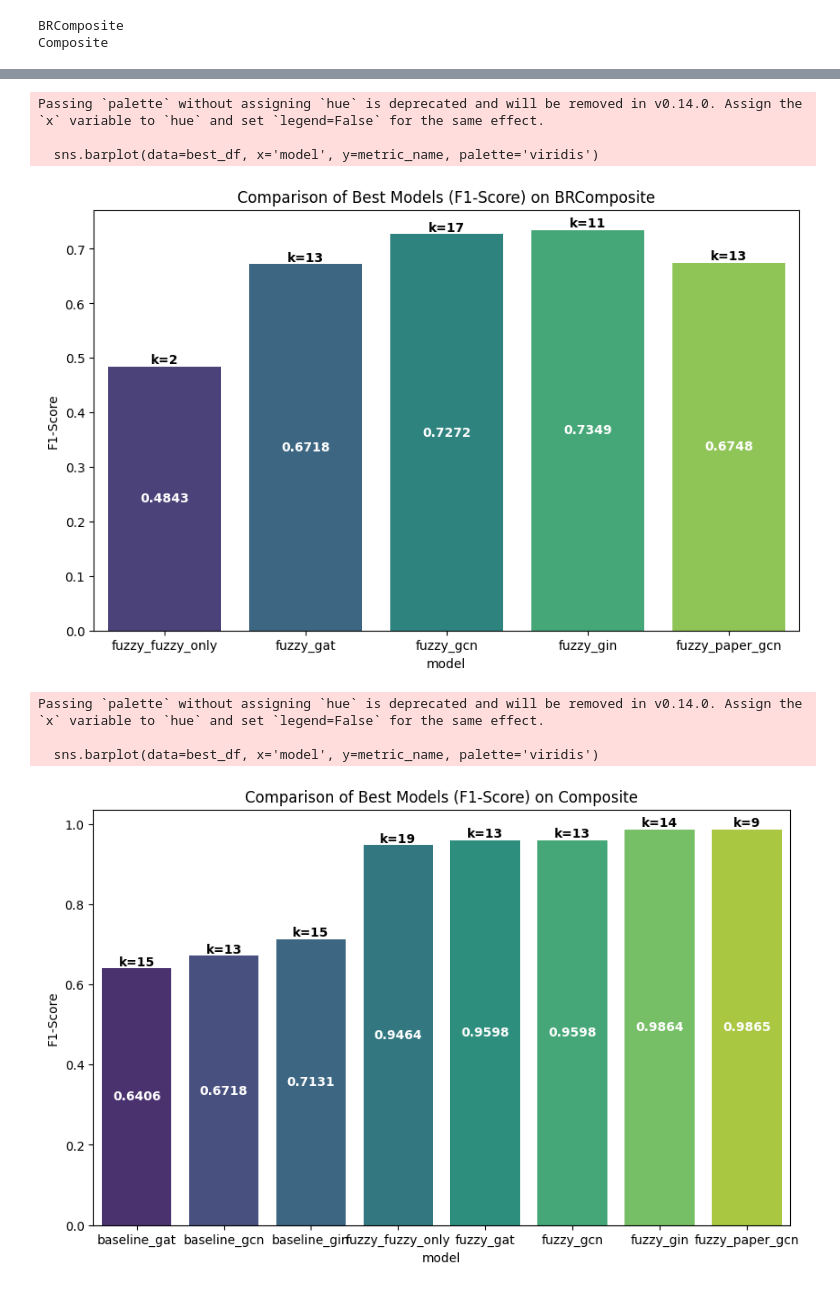
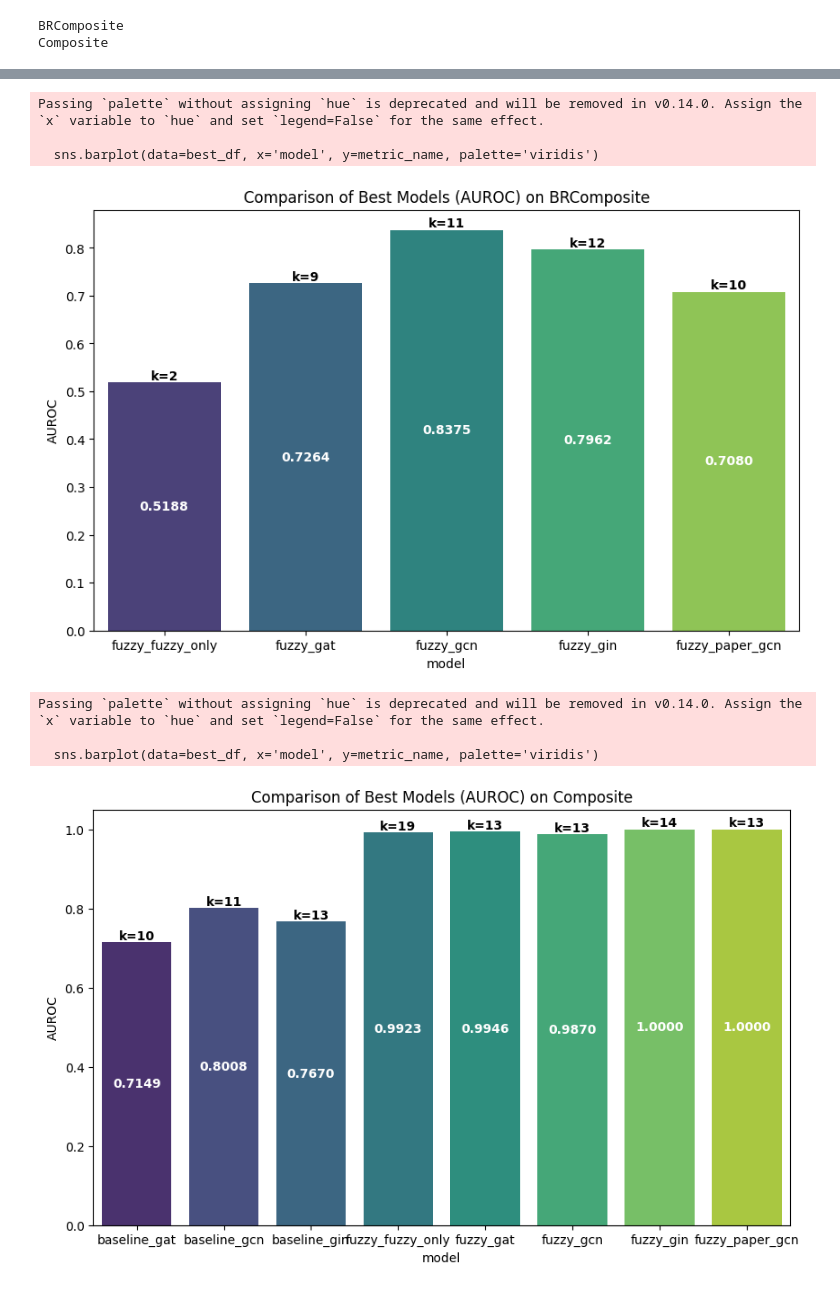
Before and after one commit to Xiaoxuan-Yu-ty/FireGNN, a Jupyter notebook: AD/visulize_metrics.ipynb, the cells around one changed output, grey strips where cells are left out. Saved outputs shown, nothing was run; the diff lists cells and outputs as text; code cells hidden in the pictures.

```diff
--- a/AD/visulize_metrics.ipynb
+++ b/AD/visulize_metrics.ipynb
@@ -44,13 +44,13 @@ def load_metrics(root_dir):
     return df
 # %%
 # 2_classes_label_leakage
-# df_2cls_ll = load_metrics('../results/two_classes/label_leakage/')
+df_2cls_ll = load_metrics('../results/two_classes/label_leakage/')
 # 2_classes_no_label_leakage
 df_2cls_nll = load_metrics('../results/two_classes/no_label_leakage/')
 # 3_classes_label_leakage
-# df_3cls_ll = load_metrics('../results/three_classes/label_leakage/')
+df_3cls_ll = load_metrics('../results/three_classes/label_leakage/')
 # # 3_class_no_label_leakage
-# df_3cls_nll = load_metrics('../results/three_classes/no_label_leakage/')
+df_3cls_nll = load_metrics('../results/three_classes/no_label_leakage/')
 # %%
 df_2cls_nll
 # %% [output]
@@ -196,13 +209,14 @@ def plot_best_models(df, metric_name='F1-Score'):
         plt.title(f'Comparison of Best Models ({metric_name}) on {ds}')
         plt.show()
 # %%
-plot_best_models(df_2cls_ll)
+plot_best_models(df_2cls_ll, 'AUROC')
+plot_best_models(df_2cls_ll, 'F1-Score')
 # %% [output]
 Passing `palette` without assigning `hue` is deprecated and will be removed in v0.14.0. Assign the `x` variable to `hue` and set `legend=False` for the same effect.
 
   sns.barplot(data=best_df, x='model', y=metric_name, palette='viridis')
-[figure, old version]
+[figure, new version]
 Passing `palette` without assigning `hue` is deprecated and will be removed in v0.14.0. Assign the `x` variable to `hue` and set `legend=False` for the same effect.
 
   sns.barplot(data=best_df, x='model', y=metric_name, palette='viridis')
-[figure, old version]
+[figure, new version]
```
Also changed, not shown: parts of 9 cells of this notebook, 1 other file.
